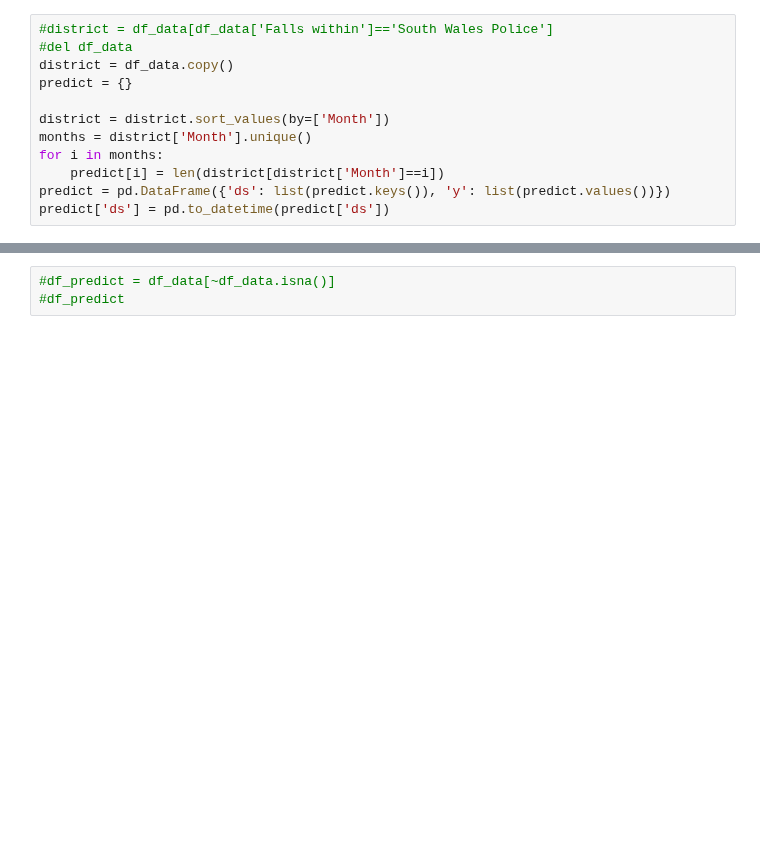
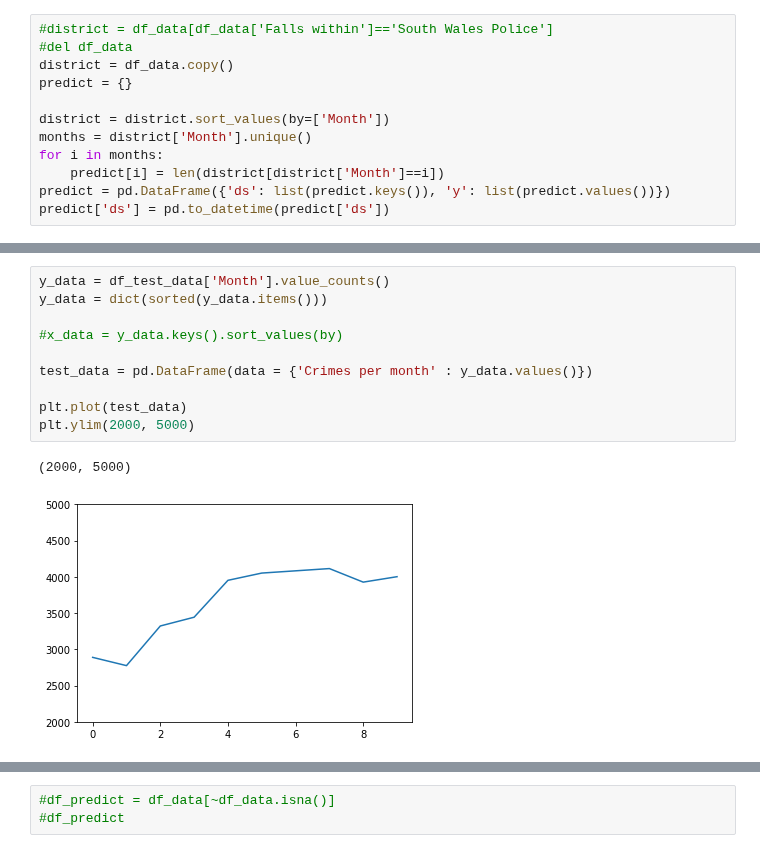
Before and after one commit to Dazai1623818/Datachallenge-2, a Jupyter notebook: Prophet.ipynb, the cells around one changed output, grey strips where cells are left out. Drawn from its saved outputs; the diff is of its cells as text; blank space fills up the shorter version.

```diff
--- a/Prophet.ipynb
+++ b/Prophet.ipynb
@@ -130,3 +130,16 @@ INFO:prophet:Disabling daily seasonality. Run prophet with daily_seasonality=Tru
+# %%
+y_data = df_test_data['Month'].value_counts()
+y_data = dict(sorted(y_data.items()))
+
+#x_data = y_data.keys().sort_values(by)
+
+test_data = pd.DataFrame(data = {'Crimes per month' : y_data.values()})
+
+plt.plot(test_data)
+plt.ylim(2000, 5000)
+# %% [output]
+(2000, 5000)
+[figure, added]
 # %%
 m.plot_components(fcst)
 # %% [output]
```
Also changed, not shown: parts of 19 cells of this notebook.
